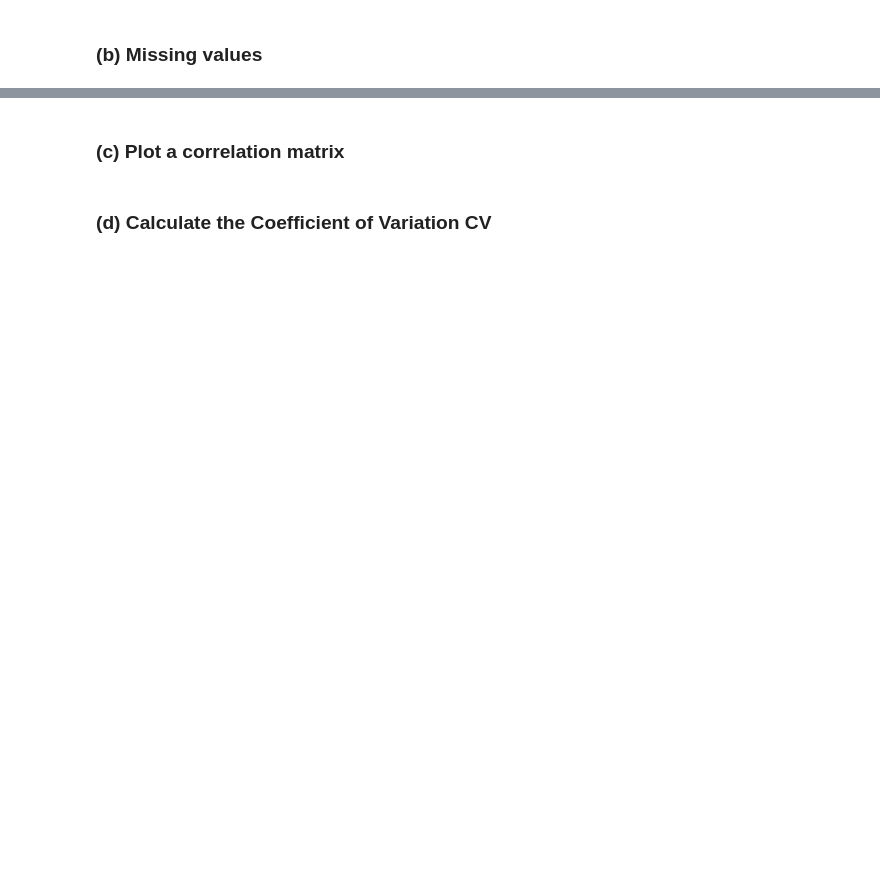
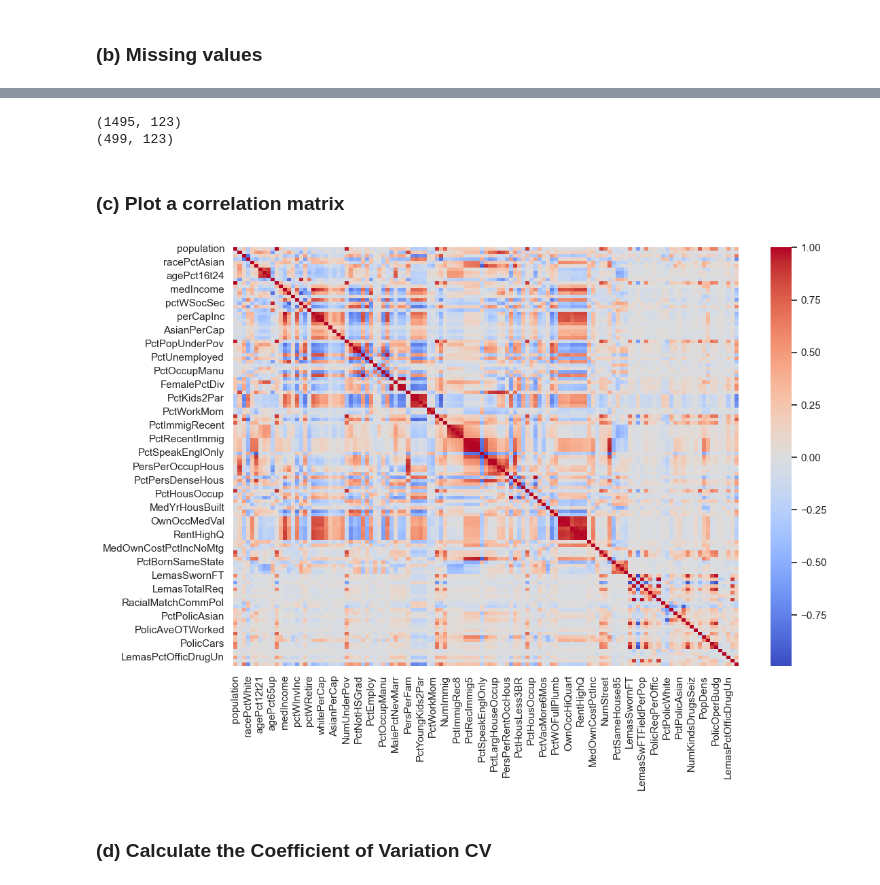
Before and after one commit to egunadi/dsci552-hw5, a Jupyter notebook: notebook/Gunadi_Eben_HW5.ipynb, the cells around one changed output, grey strips where cells are left out. Drawn from its saved outputs; the diff is of its cells as text; code cells hidden in the pictures; blank space fills up the shorter version.

```diff
--- a/notebook/Gunadi_Eben_HW5.ipynb
+++ b/notebook/Gunadi_Eben_HW5.ipynb
@@ -218,2 +247,16 @@ def tree(Temperature, Nausea, LumbarPain, UrinePushing, MicturitionPains, Urethr
+# %%
+# Use the first 1495 rows of data as the training set and the rest as the test set.
+
+communities_train_df = communities_df.iloc[:1495, :]
+communities_test_df = communities_df.iloc[1495:, :]
 # %% [markdown]
 ### (b) Missing values
+# %%
+# The data set has missing values. Use a data imputation technique to deal with the missing values in the data set. The data description mentions some features are nonpredictive. Ignore those features.
+
+non_predictive_features = ['state', 'county', 'community', 'communityname', 'fold']
+communities_train_df = communities_train_df.drop(columns=non_predictive_features)
+communities_test_df = communities_test_df.drop(columns=non_predictive_features)
+
+communities_train_df = communities_train_df.fillna(communities_train_df.mean())
+communities_test_df = communities_test_df.fillna(communities_test_df.mean())
@@ -220,4 +283,17 @@ def tree(Temperature, Nausea, LumbarPain, UrinePushing, MicturitionPains, Urethr
+# %%
+print(communities_train_df.shape)
+print(communities_test_df.shape)
+# %% [output]
+(1495, 123)
+(499, 123)
 # %% [markdown]
 ### (c) Plot a correlation matrix
+# %%
+corr_matrix = communities_train_df.corr()
+plt.figure(figsize=(12, 8))
+sns.heatmap(corr_matrix, annot=False, cmap='coolwarm')
+plt.show()
+# %% [output]
+[figure, added]
 # %% [markdown]
 ### (d) Calculate the Coefficient of Variation CV
```
Also changed, not shown: parts of 19 cells of this notebook, 1 other file.
